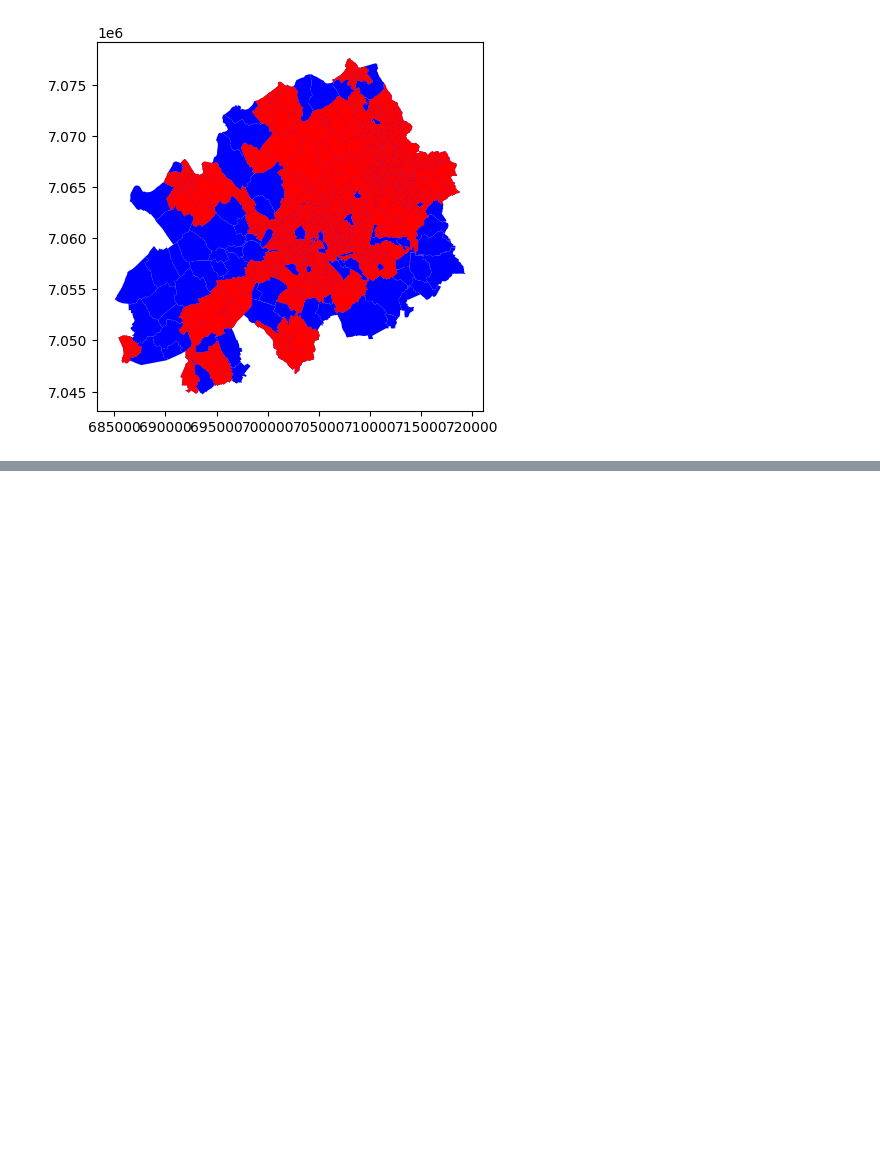
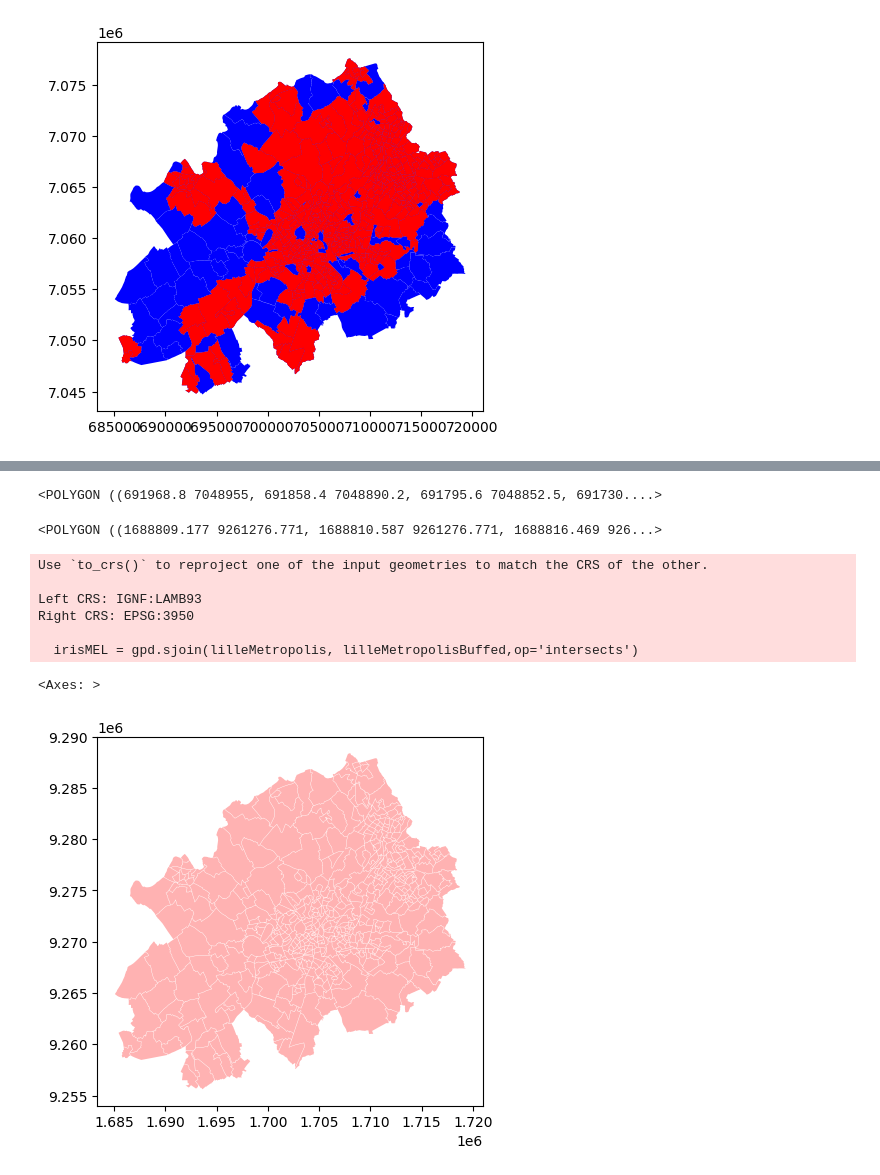
Before and after one commit to nvengeon/DataAnalysis, a Jupyter notebook: project_Nicolas.ipynb, the cells around one changed output, grey strips where cells are left out. Saved outputs shown, nothing was run; the diff lists cells and outputs as text; code cells hidden in the pictures; blank space fills up the shorter version.

```diff
--- a/project_Nicolas.ipynb
+++ b/project_Nicolas.ipynb
@@ -170,0 +253,26 @@ Name: Residential_area, Length: 517, dtype: bool
+# %%
+lilleMetropolis['geometry'].iloc[20]
+# %% [output]
+<POLYGON ((691968.8 7048955, 691858.4 7048890.2, 691795.6 7048852.5, 691730....>
+# %%
+lilleMetropolis
+lilleMetropolisBuffed = lilleMetropolis.to_crs(3950)
+lilleMetropolisBuffed.geometry = lilleMetropolisBuffed.geometry.apply(lambda g: g.buffer(-20))
+
+lilleMetropolisBuffed['geometry'].iloc[20]
+# %% [output]
+<POLYGON ((1688809.177 9261276.771, 1688810.587 9261276.771, 1688816.469 926...>
+# %%
+irisMEL = gpd.sjoin(lilleMetropolis, lilleMetropolisBuffed,op='intersects')
+ax = irisMEL.plot()
+
+lilleMetropolisBuffed.plot(ax=ax,color='r',alpha=0.3)
+# %% [output]
+Use `to_crs()` to reproject one of the input geometries to match the CRS of the other.
+
+Left CRS: IGNF:LAMB93
+Right CRS: EPSG:3950
+
+  irisMEL = gpd.sjoin(lilleMetropolis, lilleMetropolisBuffed,op='intersects')
+<Axes: >
+[figure, added]
```
Also changed, not shown: parts of 18 cells of this notebook.
